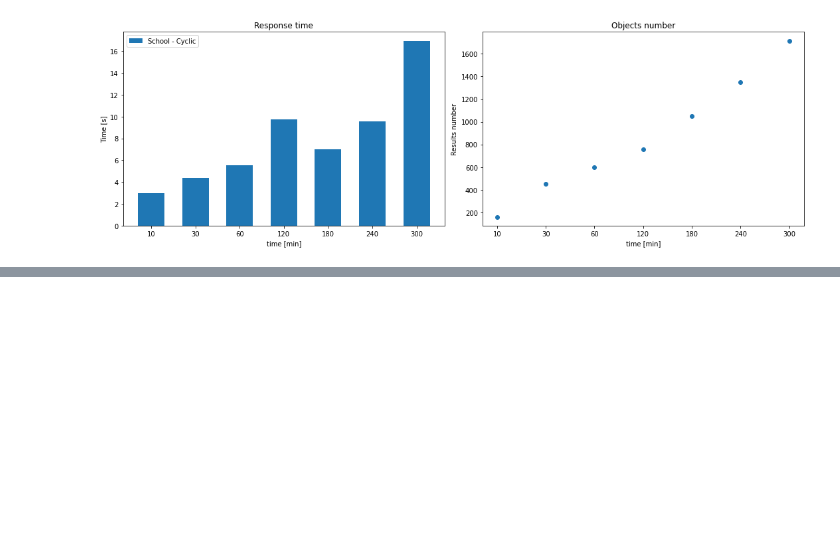
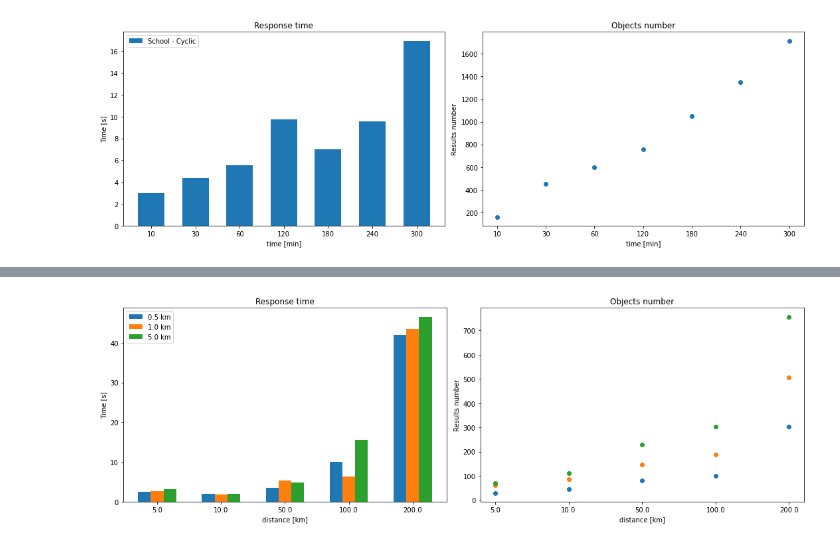
Before and after one commit to adamnapieralski/locations-search, a Jupyter notebook: ipynb_notebooks/performance_tests.ipynb, the cells around one changed output, grey strips where cells are left out. Drawn from its saved outputs; the diff is of its cells as text; code cells hidden in the pictures; blank space fills up the shorter version.

Commit message:
fix tests notebook

```diff
--- a/ipynb_notebooks/performance_tests.ipynb
+++ b/ipynb_notebooks/performance_tests.ipynb
@@ -1,8 +1,3 @@
-# %%
-distances = df[df['objects'] == 'driving-car']['time_distance']
-t1 = df[df['objects'] == 'driving-car']['time']
-r1 = df[df['objects'] == 'driving-car']['results_num']
-plot_response_analyzis(distances, [t1], [r1], ['Schoo'])
 # %%
 import pandas as pd
 import numpy as np
@@ -124,0 +122,3 @@ plot_response_analyzis(d, [t], [r], ['School - Cyclic'], xlabel='time [min]')
+# %%
+df = pd.read_csv(tests_path + 'relative_objects.csv')
+df.head()
@@ -124,0 +132,12 @@ plot_response_analyzis(d, [t], [r], ['School - Cyclic'], xlabel='time [min]')
+# %%
+distances = [x/1000 for x in df['distance'].unique()]
+t1 = df[df['relative_distance'] == 500]['time']
+r1 = df[df['relative_distance'] == 500]['results_num']
+t2 = df[df['relative_distance'] == 1000]['time']
+r2 = df[df['relative_distance'] == 1000]['results_num']
+t3 = df[df['relative_distance'] == 5000]['time']
+r3 = df[df['relative_distance'] == 5000]['results_num']
+
+plot_response_analyzis(distances, [t1, t2, t3], [r1, r2, r3], [str(x/1000) + ' km' for x in [500, 1000, 5000]])
+# %% [output]
+[figure, added]
```
Also changed, not shown: parts of 2 cells of this notebook.
